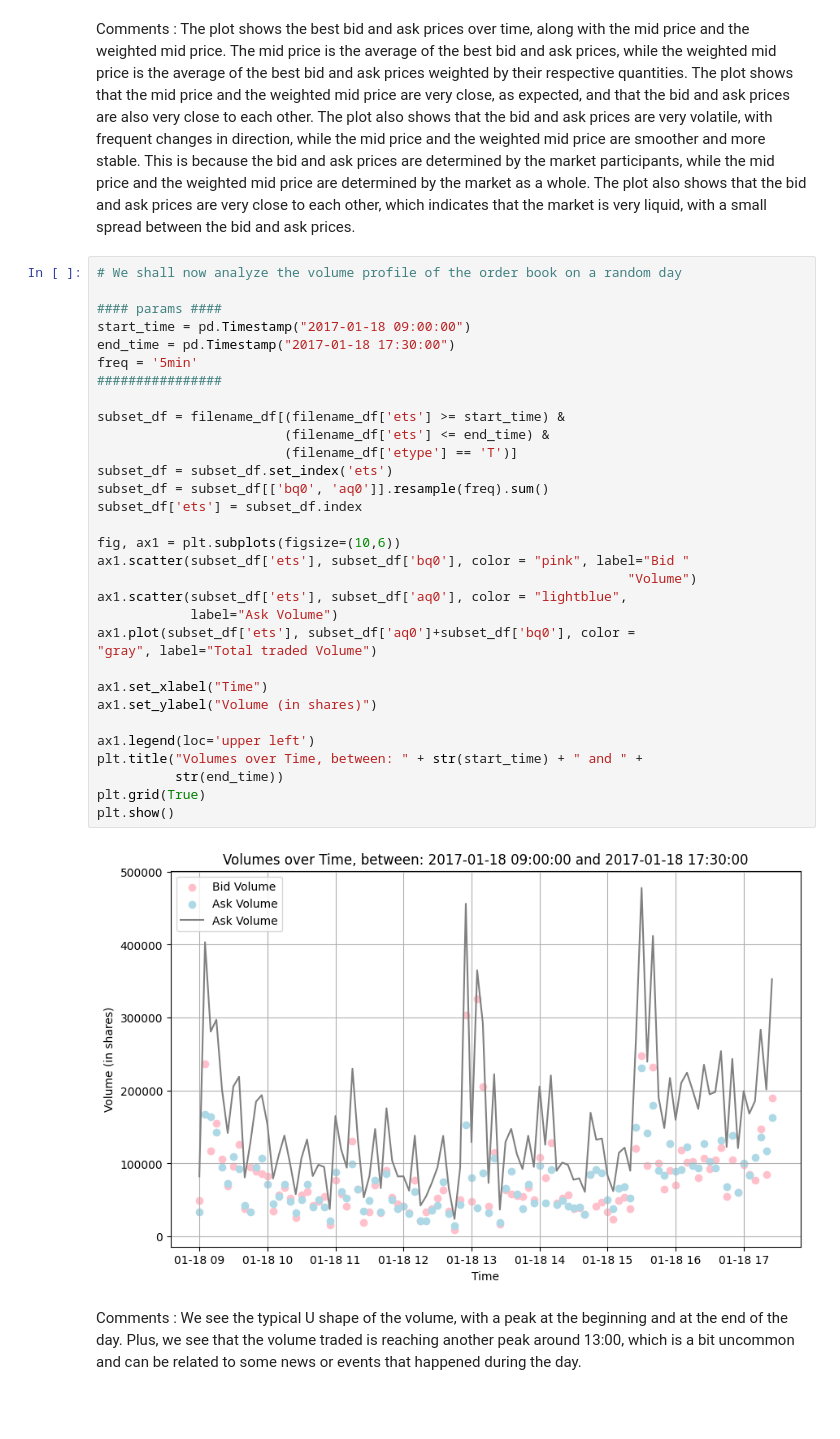
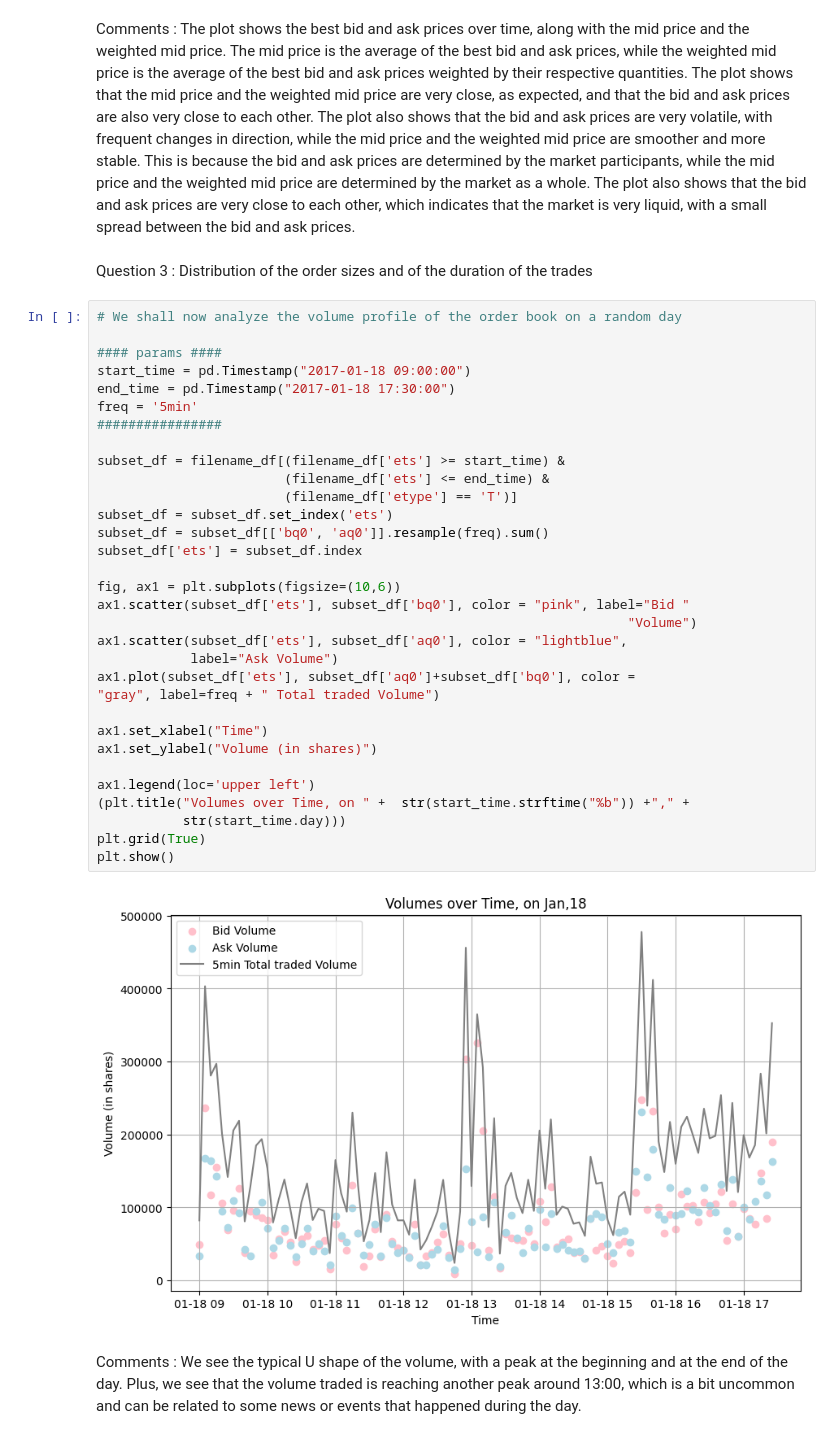
Before and after one commit to ethantrentin/High-Frequency-Data-Limit-Order-Books, a Jupyter notebook: DHF-LAB1-BOISTARD-ROCHE-TRENTIN.ipynb, the cells around one changed output. Saved outputs shown, nothing was run; the diff lists cells and outputs as text; blank space fills up the shorter version.

Commit message:
Push question 1 à 4

```diff
--- a/DHF-LAB1-BOISTARD-ROCHE-TRENTIN.ipynb
+++ b/DHF-LAB1-BOISTARD-ROCHE-TRENTIN.ipynb
@@ -150,39 +150,41 @@ plt.show()
 # %% [markdown]
 Comments : The plot shows the best bid and ask prices over time, along with the mid price and the weighted mid price. The mid price is the average of the best bid and ask prices, while the weighted mid price is the average of the best bid and ask prices weighted by their respective quantities. The plot shows that the mid price and the weighted mid price are very close, as expected, and that the bid and ask prices are also very close to each other. The plot also shows that the bid and ask prices are very volatile, with frequent changes in direction, while the mid price and the weighted mid price are smoother and more stable. This is because the bid and ask prices are determined by the market participants, while the mid price and the weighted mid price are determined by the market as a whole. The plot also shows that the bid and ask prices are very close to each other, which indicates that the market is very liquid, with a small spread between the bid and ask prices.
+# %% [markdown]
+Question 3 : Distribution of the order sizes and of the duration of the trades
 # %%
 # We shall now analyze the volume profile of the order book on a random day
 
 #### params ####
 start_time = pd.Timestamp("2017-01-18 09:00:00")
 end_time = pd.Timestamp("2017-01-18 17:30:00")
 freq = '5min'
 ################
 
 subset_df = filename_df[(filename_df['ets'] >= start_time) &
                         (filename_df['ets'] <= end_time) &
                         (filename_df['etype'] == 'T')]
 subset_df = subset_df.set_index('ets')
 subset_df = subset_df[['bq0', 'aq0']].resample(freq).sum()
 subset_df['ets'] = subset_df.index
 
 fig, ax1 = plt.subplots(figsize=(10,6))
 ax1.scatter(subset_df['ets'], subset_df['bq0'], color = "pink", label="Bid "
                                                                     "Volume")
 ax1.scatter(subset_df['ets'], subset_df['aq0'], color = "lightblue",
             label="Ask Volume")
 ax1.plot(subset_df['ets'], subset_df['aq0']+subset_df['bq0'], color =
-"gray", label="Total traded Volume")
+"gray", label=freq + " Total traded Volume")
 
 ax1.set_xlabel("Time")
 ax1.set_ylabel("Volume (in shares)")
 
 ax1.legend(loc='upper left')
-plt.title("Volumes over Time, between: " + str(start_time) + " and " +
-          str(end_time))
+(plt.title("Volumes over Time, on " +  str(start_time.strftime("%b")) +"," +
+           str(start_time.day)))
 plt.grid(True)
 plt.show()
 # %% [output]
-[figure, old version]
+[figure, new version]
 # %% [markdown]
 Comments : We see the typical U shape of the volume, with a peak at the
 beginning and at the end of the day. Plus, we see that the volume traded is
```
Also changed, not shown: parts of 4 cells of this notebook.
